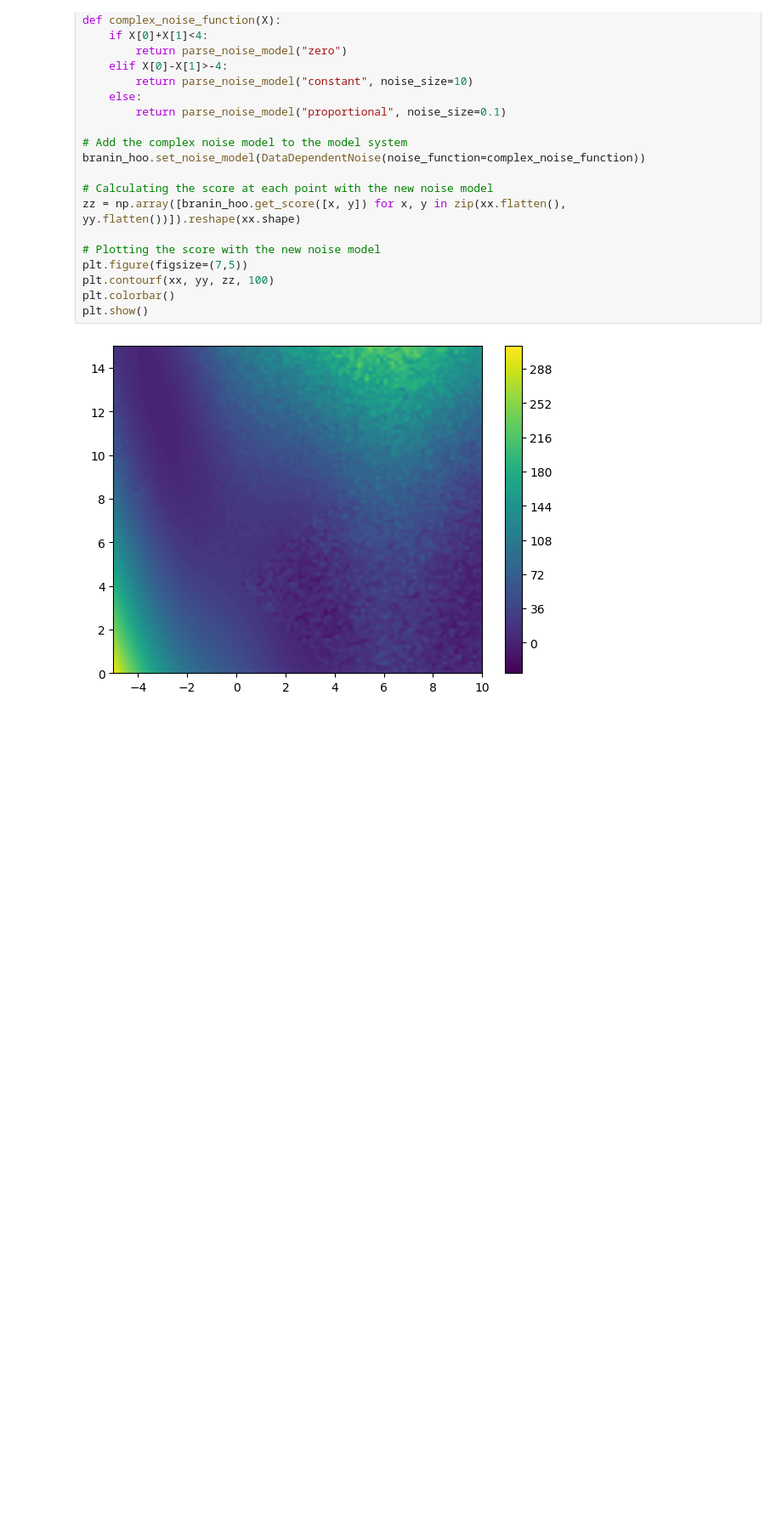
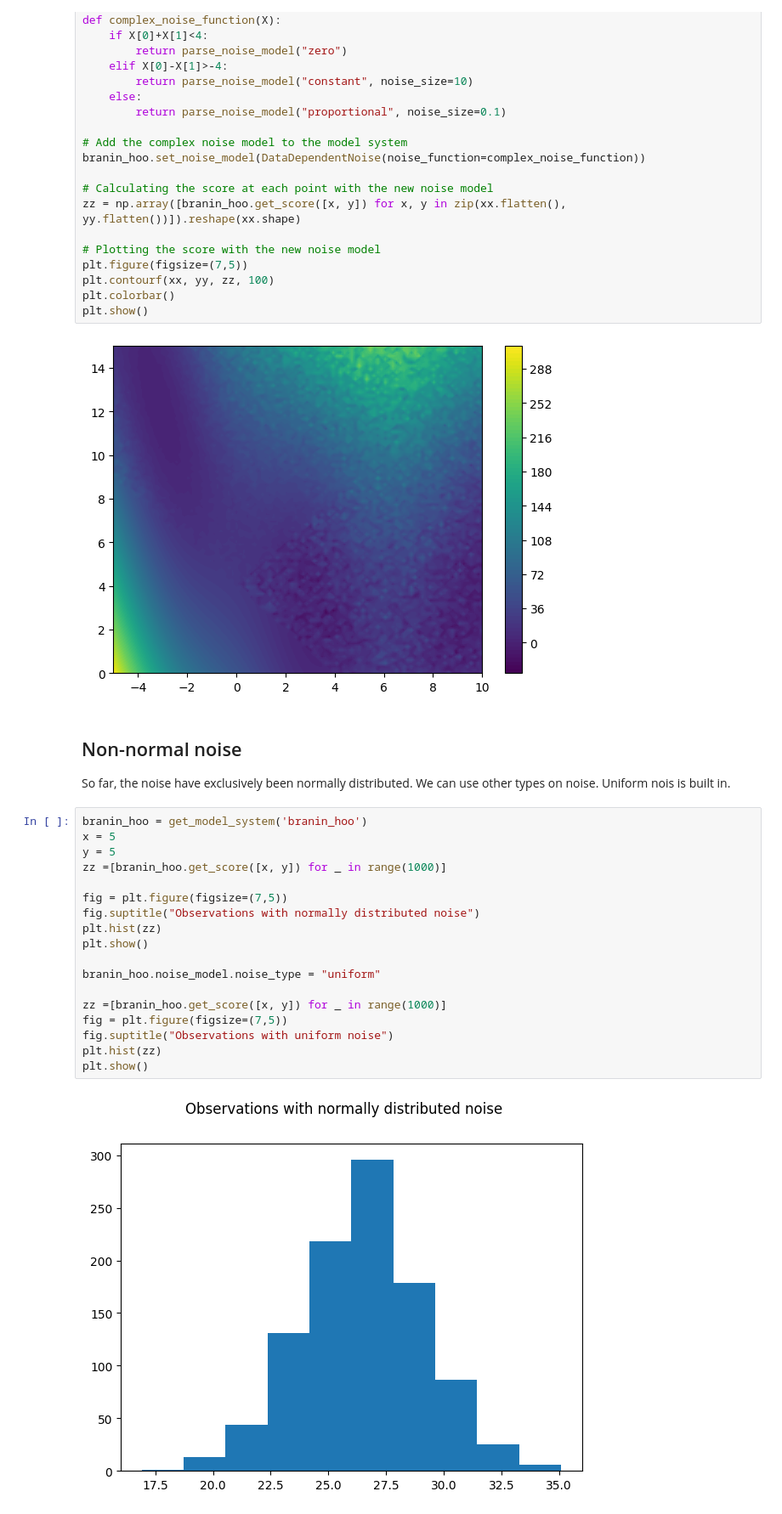
Before and after one commit to novonordisk-research/ProcessOptimizer, a Jupyter notebook: examples/Model systems.ipynb, the cells around one changed output. Shown at 85% size. Cells and saved outputs as stored; diff of their text form; blank space fills up the shorter version.

Commit message:
doc: Showing noise type feature in ModelSystem

```diff
--- a/examples/Model systems.ipynb
+++ b/examples/Model systems.ipynb
@@ -120,3 +120,27 @@ plt.colorbar()
 plt.show()
 # %% [output]
 [figure]
+# %% [markdown]
+## Non-normal noise
+
+So far, the noise have exclusively been normally distributed. We can use other types on noise. Uniform nois is built in.
+# %%
+branin_hoo = get_model_system('branin_hoo')
+x = 5
+y = 5
+zz =[branin_hoo.get_score([x, y]) for _ in range(1000)]
+
+fig = plt.figure(figsize=(7,5))
+fig.suptitle("Observations with normally distributed noise")
+plt.hist(zz)
+plt.show()
+
+branin_hoo.noise_model.noise_type = "uniform"
+
+zz =[branin_hoo.get_score([x, y]) for _ in range(1000)]
+fig = plt.figure(figsize=(7,5))
+fig.suptitle("Observations with uniform noise")
+plt.hist(zz)
+plt.show()
+# %% [output]
+[figure, added]
```
Also changed, not shown: parts of 4 cells of this notebook.
